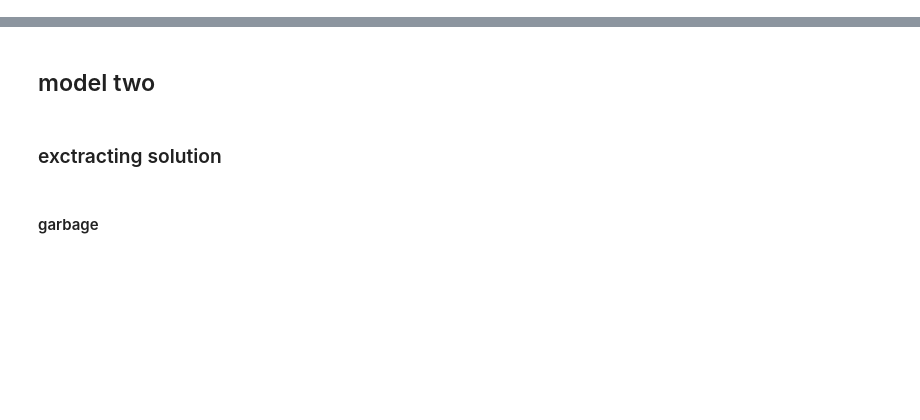
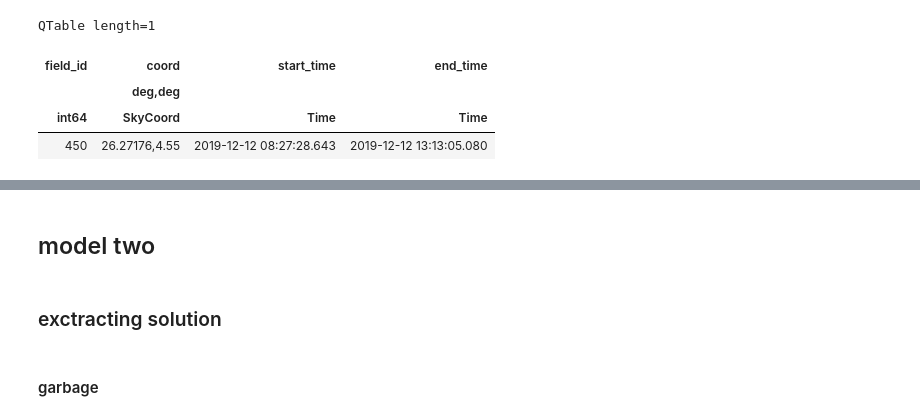
Before and after one commit to Yogesh-wagha/MILP_scheduler, a Jupyter notebook: MILP_scheduler_lexico.ipynb, the cells around one changed output, grey strips where cells are left out. Cells and saved outputs as stored; diff of their text form; code cells hidden in the pictures; blank space fills up the shorter version.

```diff
--- a/MILP_scheduler_lexico.ipynb
+++ b/MILP_scheduler_lexico.ipynb
@@ -258,0 +273,19 @@ Text(0.05, 0.95, 'Total Probability Covered: 0.50')
+# %%
+delta = exposure_time.to_value(u.day)
+
+limit_duration = ((end_time-start_time).value*2/3) + delta
+filtered_rows = [
+    row for row in selected_fields
+    if (row['end_time'] - row['start_time']).to_value(u.day) > limit_duration
+]
+
+# Create a new QTable with the filtered rows
+selected_fil_fileds = QTable(rows=filtered_rows, names=selected_fields.colnames)
+
+selected_fil_fileds
+# %% [output]
+QTable length=1
+| field_id | coord | start_time | end_time |
+|  | deg,deg |  |  |
+| int64 | SkyCoord | Time | Time |
+| 450 | 26.27176,4.55 | 2019-12-12 08:27:28.643 | 2019-12-12 13:13:05.080 |
```
Also changed, not shown: parts of 14 cells of this notebook.
